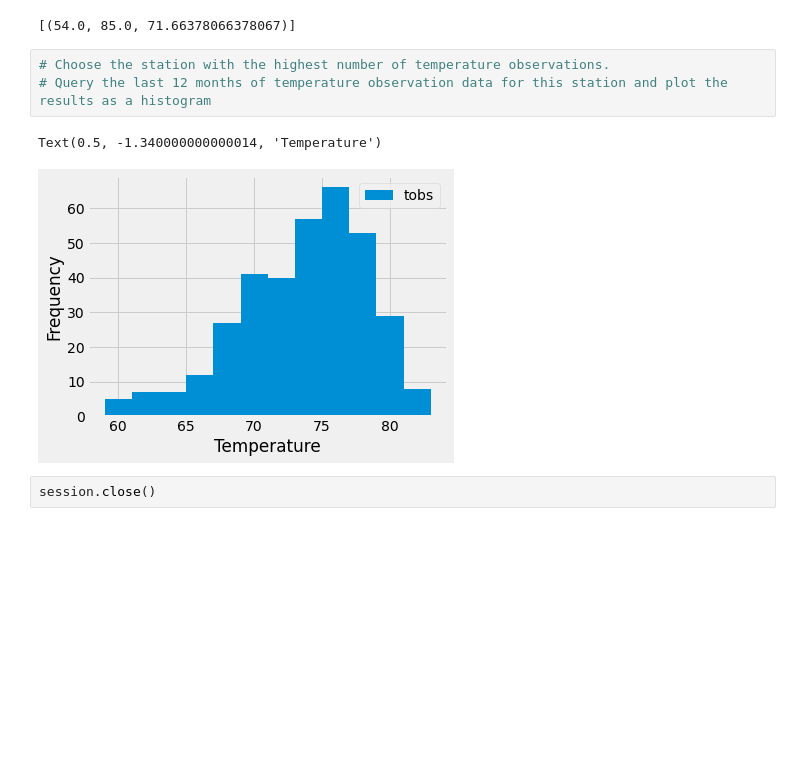
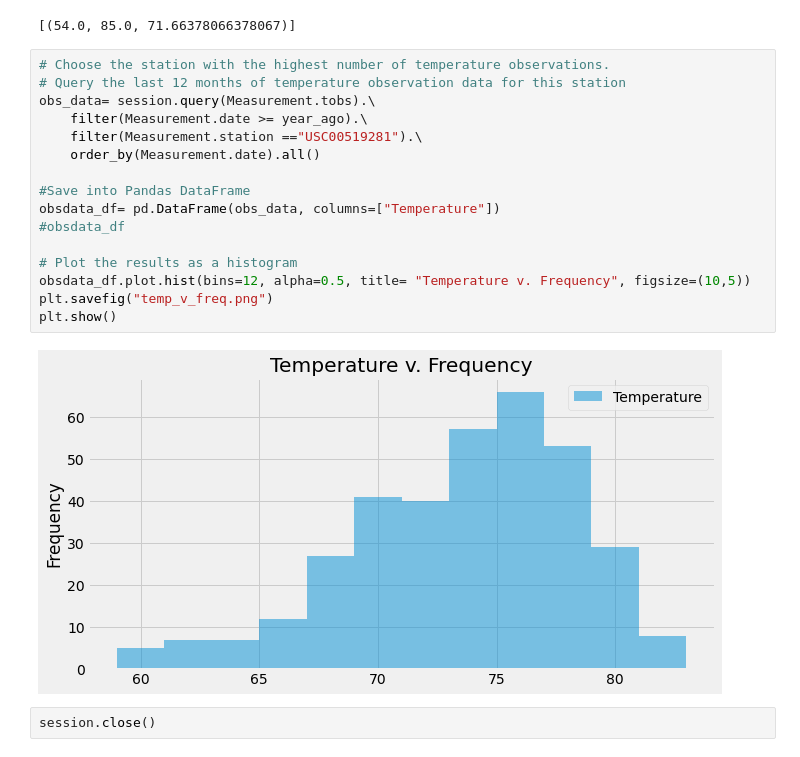
Before and after one commit to paola1395/sqlalchemy-challenge, a Jupyter notebook: climate_starter.ipynb, the cells around one changed output. Saved outputs shown, nothing was run; the diff lists cells and outputs as text; blank space fills up the shorter version.

Commit message:
created histogram for temp v frequency

```diff
--- a/climate_starter.ipynb
+++ b/climate_starter.ipynb
@@ -133,10 +133,22 @@ temp_stats
 [(54.0, 85.0, 71.66378066378067)]
 # %%
 # Choose the station with the highest number of temperature observations.
-# Query the last 12 months of temperature observation data for this station and plot the results as a histogram
+# Query the last 12 months of temperature observation data for this station
+obs_data= session.query(Measurement.tobs).\
+    filter(Measurement.date >= year_ago).\
+    filter(Measurement.station =="USC00519281").\
+    order_by(Measurement.date).all()
+
+#Save into Pandas DataFrame
+obsdata_df= pd.DataFrame(obs_data, columns=["Temperature"])
+#obsdata_df
+
+# Plot the results as a histogram
+obsdata_df.plot.hist(bins=12, alpha=0.5, title= "Temperature v. Frequency", figsize=(10,5))
+plt.savefig("temp_v_freq.png")
+plt.show()
 # %% [output]
-Text(0.5, -1.340000000000014, 'Temperature')
-[figure, old version]
+[figure, new version]
 # %%
 session.close()
 # %% [markdown]
```
Also changed, not shown: parts of 1 cell of this notebook, 2 other files.
